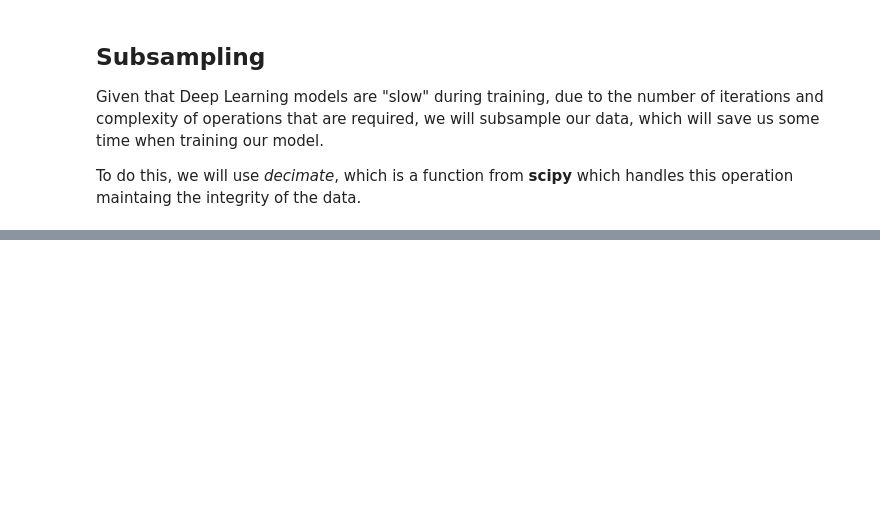
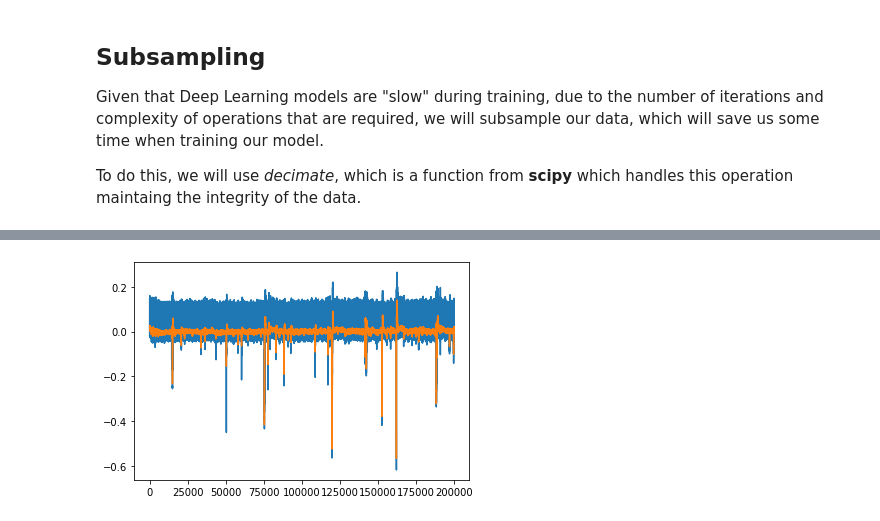
Before and after one commit to djsabelo/BiosignalsDeepLearningWorkshop, a Jupyter notebook: SignalProcessingForSynthesis.ipynb, the cells around one changed output, grey strips where cells are left out. Cells and saved outputs as stored; diff of their text form; code cells hidden in the pictures; blank space fills up the shorter version.

```diff
--- a/SignalProcessingForSynthesis.ipynb
+++ b/SignalProcessingForSynthesis.ipynb
@@ -184,0 +250,23 @@ extremes_zeros = np.zeros(len(signal) + 2*n)
+# %%
+def smooth(signal, n):
+  # Make an array containing only zeros and with length = length_of_signal + 2*n
+  extremes_zeros = np.zeros(len(signal) + 2*n)
+  for i in range(len(signal)):
+    if i < n:
+      # mirror the start of signal
+      extremes_zeros[i] = signal[n-i]
+      # mirror the end of signal
+      extremes_zeros[len(signal)+n+i] = signal[len(signal)-i-2]
+    # fill the remaining with the signal itself
+    extremes_zeros[i+n] = signal[i]
+
+  # Build the array
+  smoothen_signal = np.zeros(len(signal))
+
+  # Fill the array
+  for i in range(n, len(extremes_zeros)-n):
+    # Calculate the mean of the neighours - we have to look at the surrounding neighbours, thus we divide the total by 2 look back and further
+    mean_neighbours = np.mean(extremes_zeros[i-n//2:i+n//2])
+    smoothen_signal[i-n] = mean_neighbours
+
+  return smoothen_signal
@@ -184,0 +275,8 @@ extremes_zeros = np.zeros(len(signal) + 2*n)
+# %%
+# Build the list where we will save the smoothened signals to
+smoothened_data = []
+
+# Iterate over the subsampled data and smoothen the signals
+for signal in subsampled_data:
+  smoothened_signal = smooth(signal, 3) # Subsample by a factor of 5
+  smoothened_data.append(smoothened_signal)
@@ -184,0 +293,9 @@ extremes_zeros = np.zeros(len(signal) + 2*n)
+# %%
+baseline_wander = smooth(signal, 40)
+# %%
+plt.figure()
+plt.plot(signal)
+plt.plot(baseline_wander)
+plt.show()
+# %% [output]
+[figure, added]
```
Also changed, not shown: parts of 26 cells of this notebook.
